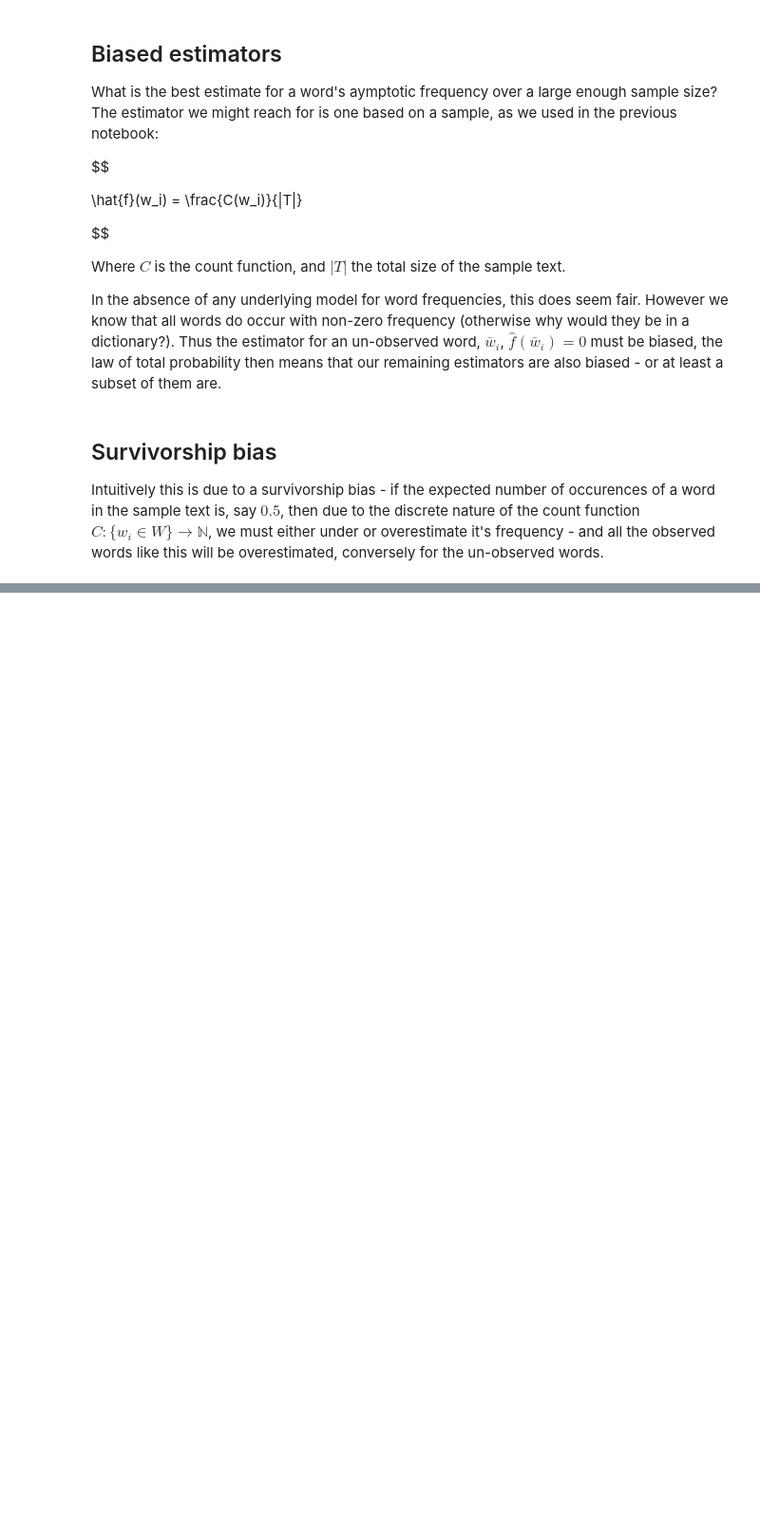
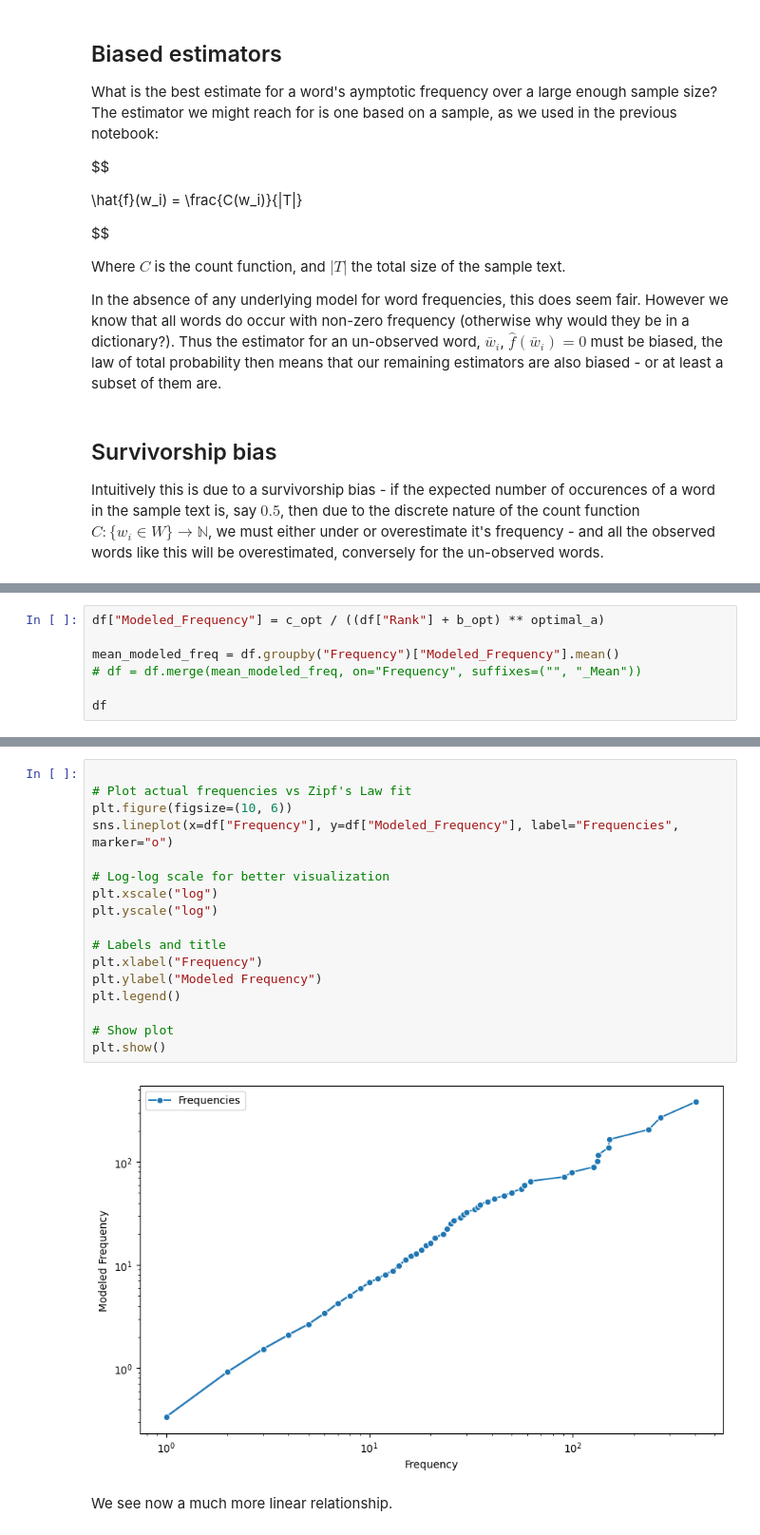
Before and after one commit to Matthew-Holmes/Linguine, a Jupyter notebook: Learning/Notebooks/zipf2.ipynb, the cells around one changed output, grey strips where cells are left out. Shown: that part at 95% size. Cells and saved outputs as stored; diff of their text form; blank space fills up the shorter version.

```diff
--- a/Learning/Notebooks/zipf2.ipynb
+++ b/Learning/Notebooks/zipf2.ipynb
@@ -172,0 +392,7 @@ This approach ties together the ideas we've considered, and should lead to a muc
+# %%
+df["Modeled_Frequency"] = c_opt / ((df["Rank"] + b_opt) ** optimal_a)
+
+mean_modeled_freq = df.groupby("Frequency")["Modeled_Frequency"].mean()
+# df = df.merge(mean_modeled_freq, on="Frequency", suffixes=("", "_Mean"))
+
+df
@@ -172,0 +413,21 @@ This approach ties together the ideas we've considered, and should lead to a muc
+# %%
+
+# Plot actual frequencies vs Zipf's Law fit
+plt.figure(figsize=(10, 6))
+sns.lineplot(x=df["Frequency"], y=df["Modeled_Frequency"], label="Frequencies", marker="o")
+
+# Log-log scale for better visualization
+plt.xscale("log")
+plt.yscale("log")
+
+# Labels and title
+plt.xlabel("Frequency")
+plt.ylabel("Modeled Frequency")
+plt.legend()
+
+# Show plot
+plt.show()
+# %% [output]
+[figure, added]
+# %% [markdown]
+We see now a much more linear relationship.
```
Also changed, not shown: parts of 23 cells of this notebook.
